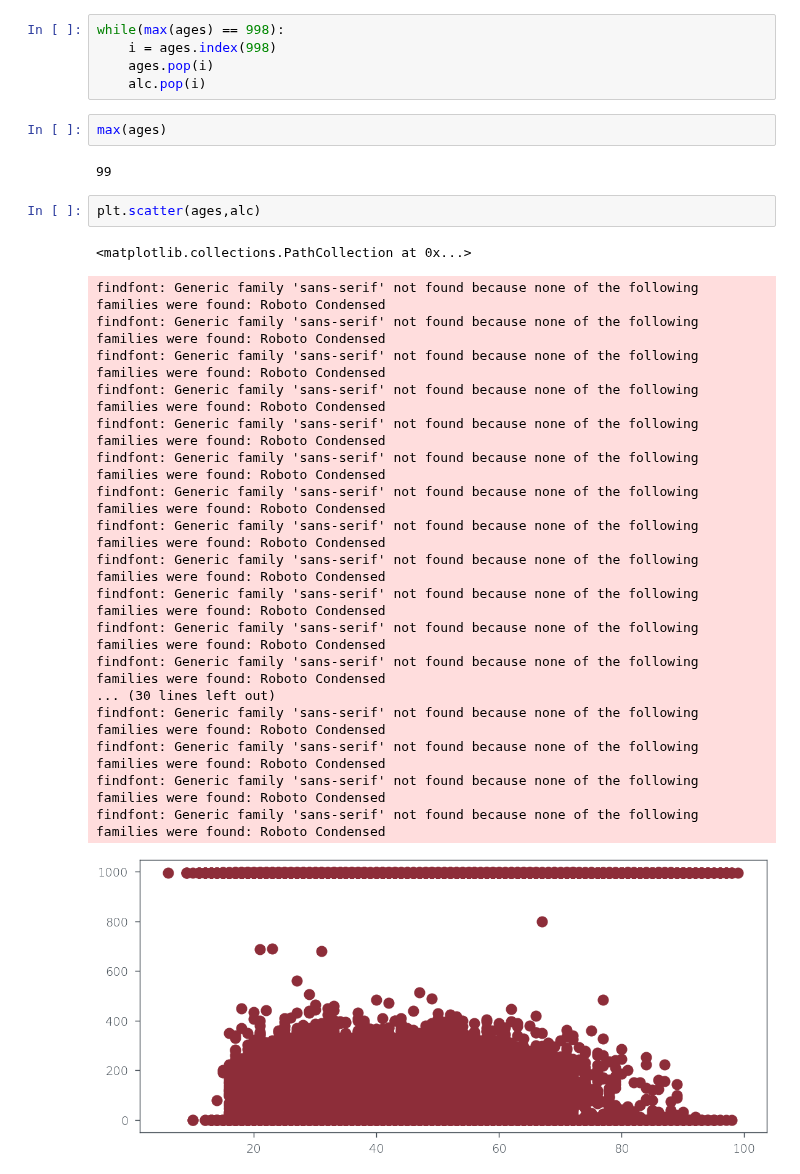
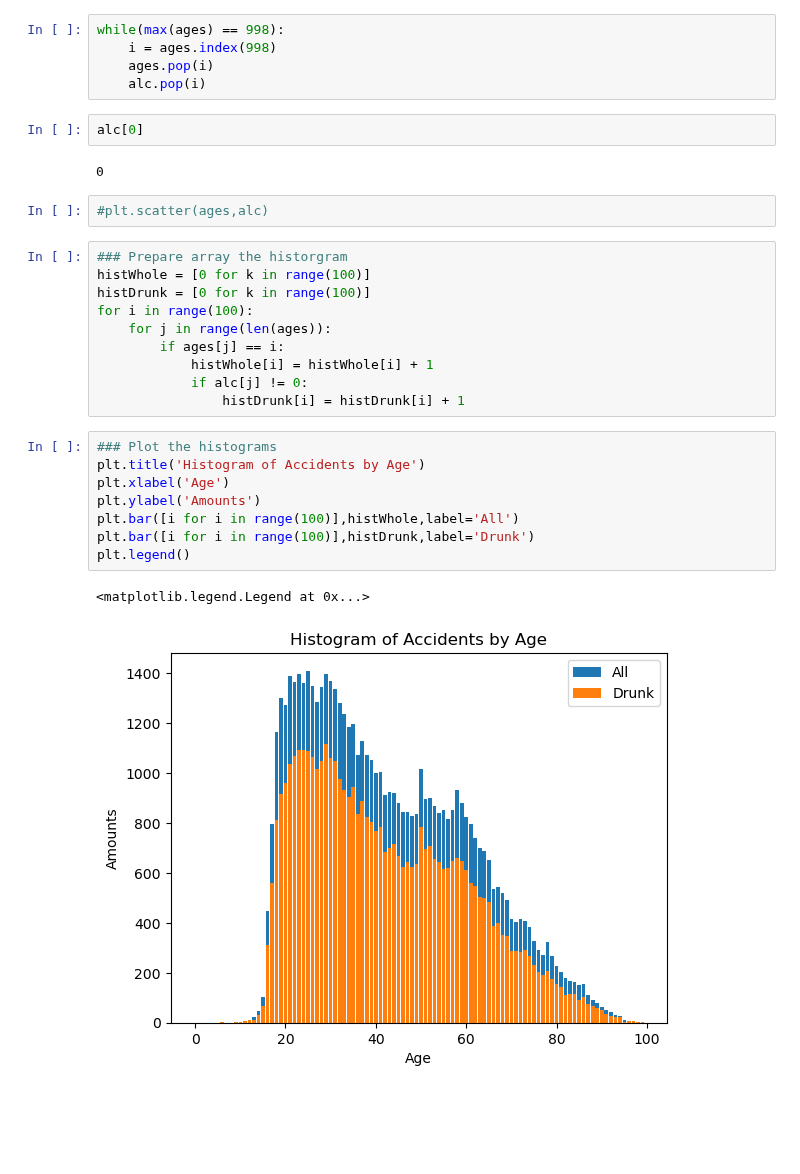
Before and after one commit to PaulHenrik/DataLiteracy_FARS, a Jupyter notebook: Test.ipynb, the cells around one changed output. Drawn from its saved outputs; the diff is of its cells as text; blank space fills up the shorter version.

```diff
--- a/Test.ipynb
+++ b/Test.ipynb
@@ -108,28 +99,29 @@ while(max(ages) == 998):
     ages.pop(i)
     alc.pop(i)
 # %%
-max(ages)
+alc[0]
 # %% [output]
-99
+0
 # %%
-plt.scatter(ages,alc)
+#plt.scatter(ages,alc)
-# %% [output]
-<matplotlib.collections.PathCollection at 0x...>
-findfont: Generic family 'sans-serif' not found because none of the following families were found: Roboto Condensed
-findfont: Generic family 'sans-serif' not found because none of the following families were found: Roboto Condensed
-findfont: Generic family 'sans-serif' not found because none of the following families were found: Roboto Condensed
-findfont: Generic family 'sans-serif' not found because none of the following families were found: Roboto Condensed
-findfont: Generic family 'sans-serif' not found because none of the following families were found: Roboto Condensed
-findfont: Generic family 'sans-serif' not found because none of the following families were found: Roboto Condensed
-findfont: Generic family 'sans-serif' not found because none of the following families were found: Roboto Condensed
-findfont: Generic family 'sans-serif' not found because none of the following families were found: Roboto Condensed
-findfont: Generic family 'sans-serif' not found because none of the following families were found: Roboto Condensed
-findfont: Generic family 'sans-serif' not found because none of the following families were found: Roboto Condensed
-findfont: Generic family 'sans-serif' not found because none of the following families were found: Roboto Condensed
-findfont: Generic family 'sans-serif' not found because none of the following families were found: Roboto Condensed
-... (30 lines left out)
-findfont: Generic family 'sans-serif' not found because none of the following families were found: Roboto Condensed
-findfont: Generic family 'sans-serif' not found because none of the following families were found: Roboto Condensed
-findfont: Generic family 'sans-serif' not found because none of the following families were found: Roboto Condensed
-findfont: Generic family 'sans-serif' not found because none of the following families were found: Roboto Condensed
-[figure, removed]
+# %%
+### Prepare array the historgram
+histWhole = [0 for k in range(100)]
+histDrunk = [0 for k in range(100)]
+for i in range(100):
+    for j in range(len(ages)):
+        if ages[j] == i:
+            histWhole[i] = histWhole[i] + 1
+            if alc[j] != 0:
+                histDrunk[i] = histDrunk[i] + 1
+# %%
+### Plot the histograms
+plt.title('Histogram of Accidents by Age')
+plt.xlabel('Age')
+plt.ylabel('Amounts')
+plt.bar([i for i in range(100)],histWhole,label='All')
+plt.bar([i for i in range(100)],histDrunk,label='Drunk')
+plt.legend()
+# %% [output]
+<matplotlib.legend.Legend at 0x...>
+[figure, added]
```
Also changed, not shown: parts of 19 cells of this notebook.
